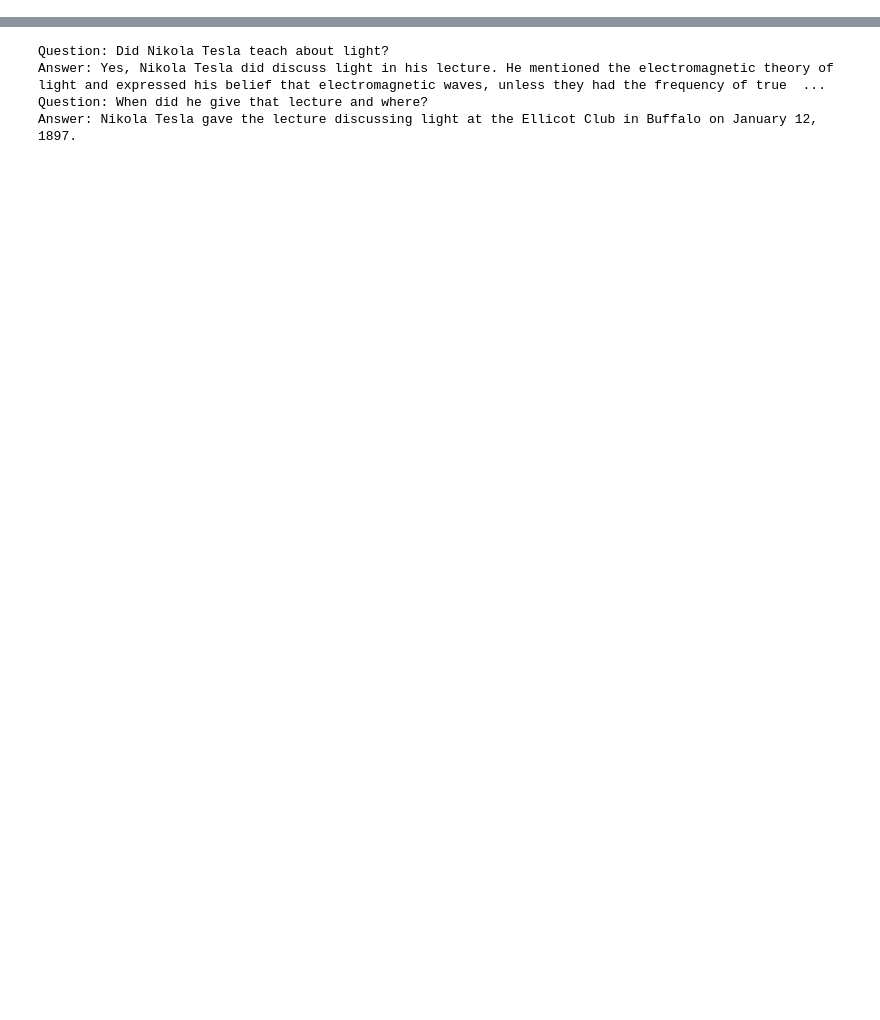
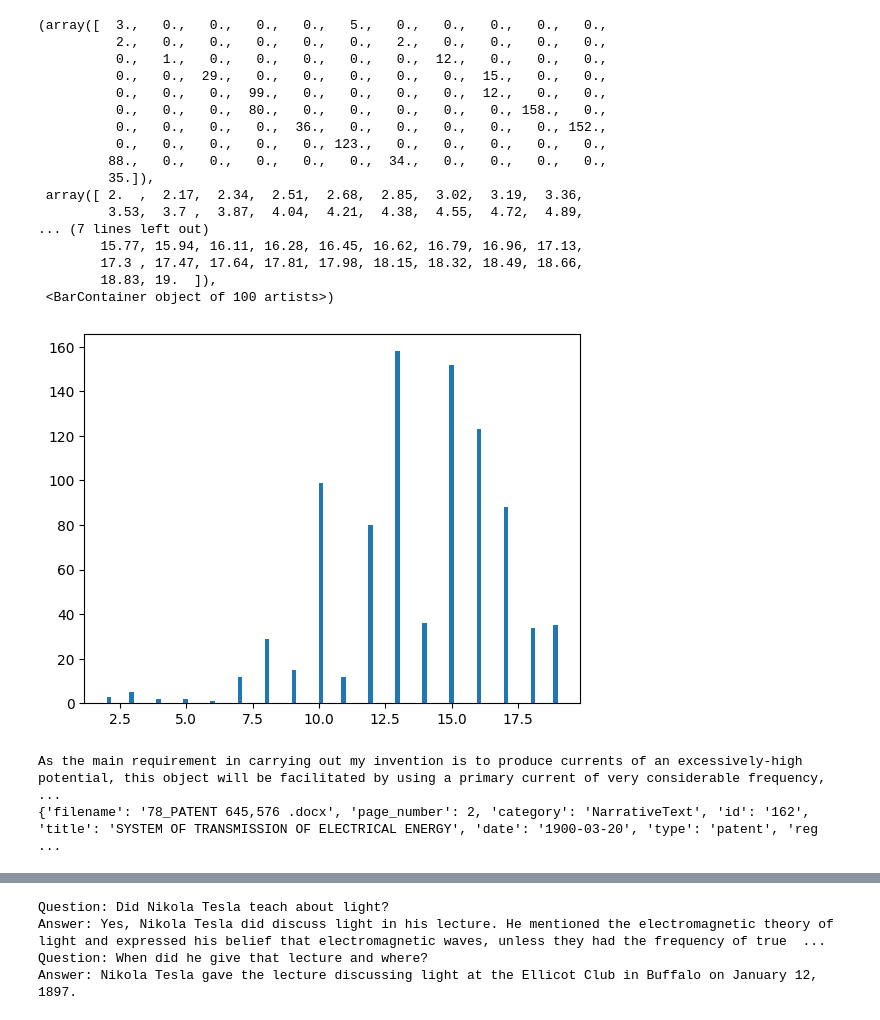
Before and after one commit to darko-r/mnt-tesla-ai, a Jupyter notebook: ai_chat.ipynb, the cells around one changed output, grey strips where cells are left out. Drawn from its saved outputs; the diff is of its cells as text; code cells hidden in the pictures; blank space fills up the shorter version.

```diff
--- a/ai_chat.ipynb
+++ b/ai_chat.ipynb
@@ -92,0 +13,60 @@ pages = copy.deepcopy(pages_backup)
+# %%
+from langchain.document_loaders import UnstructuredWordDocumentLoader
+from langchain.document_loaders import DirectoryLoader
+
+recursive_loader = DirectoryLoader(path = "docx_docs",
+                                   loader_cls = UnstructuredWordDocumentLoader,
+                                   loader_kwargs = {'mode' : "elements", 'strategy': "fast"},
+                                   recursive = True)
+
+all_docs = recursive_loader.load()
+# %%
+# Remove undeeded metadata
+
+keys_to_delete = ['source', 'file_directory', 'last_modified', 'filetype', 'primary', 'text_as_html', 'emphasized_text_tags', 'emphasized_text_contents']
+
+for doc in all_docs:
+    for key in keys_to_delete:
+        if key in doc.metadata.keys():
+            del doc.metadata[key]
+    # if 'emphasized_text_contents' in doc.metadata.keys():
+    #     doc.metadata['category'] = 'Bolded Title'
+    #     del doc.metadata['emphasized_text_contents']
+# %%
+# Document category rework
+
+# Removing unneeded documents
+categories_to_remove = ['PageBreak', 'ListItem', 'Footer', 'Table']
+all_docs = [doc for doc in all_docs if doc.metadata['category'] not in categories_to_remove]
+
+# TODO: Think of what to do with headers
+
+# TODO: Titles
+
+# TODO: UncategorizedText - Remove short
+
+# TODO: Table - Extract patent data, remove for artices and lectures
+# %%
+import matplotlib.pyplot as plt
+
+l = [len(d.page_content) for d in all_docs]
+plt.hist([ll for ll in l if ll < 20], bins=100)
+# %% [output]
+(array([  3.,   0.,   0.,   0.,   0.,   5.,   0.,   0.,   0.,   0.,   0.,
+          2.,   0.,   0.,   0.,   0.,   0.,   2.,   0.,   0.,   0.,   0.,
+          0.,   1.,   0.,   0.,   0.,   0.,   0.,  12.,   0.,   0.,   0.,
+          0.,   0.,  29.,   0.,   0.,   0.,   0.,   0.,  15.,   0.,   0.,
+          0.,   0.,   0.,  99.,   0.,   0.,   0.,   0.,  12.,   0.,   0.,
+          0.,   0.,   0.,  80.,   0.,   0.,   0.,   0.,   0., 158.,   0.,
+          0.,   0.,   0.,   0.,  36.,   0.,   0.,   0.,   0.,   0., 152.,
+          0.,   0.,   0.,   0.,   0., 123.,   0.,   0.,   0.,   0.,   0.,
+         88.,   0.,   0.,   0.,   0.,   0.,  34.,   0.,   0.,   0.,   0.,
+         35.]),
+ array([ 2.  ,  2.17,  2.34,  2.51,  2.68,  2.85,  3.02,  3.19,  3.36,
+         3.53,  3.7 ,  3.87,  4.04,  4.21,  4.38,  4.55,  4.72,  4.89,
+... (7 lines left out)
+        15.77, 15.94, 16.11, 16.28, 16.45, 16.62, 16.79, 16.96, 17.13,
+        17.3 , 17.47, 17.64, 17.81, 17.98, 18.15, 18.32, 18.49, 18.66,
+        18.83, 19.  ]),
+ <BarContainer object of 100 artists>)
+[figure, added]
@@ -92,0 +83,9 @@ pages = copy.deepcopy(pages_backup)
+# %%
+l = [len(d.page_content) for d in all_docs]
+max(l)
+l.index(max(l))
+print(all_docs[l.index(max(l))].page_content)
+print(all_docs[l.index(max(l))].metadata)
+# %% [output]
+As the main requirement in carrying out my invention is to produce currents of an excessively-high potential, this object will be facilitated by using a primary current of very considerable frequency, ...
+{'filename': '78_PATENT 645,576 .docx', 'page_number': 2, 'category': 'NarrativeText', 'id': '162', 'title': 'SYSTEM OF TRANSMISSION OF ELECTRICAL ENERGY', 'date': '1900-03-20', 'type': 'patent', 'reg ...
```
Also changed, not shown: parts of 14 cells of this notebook.
